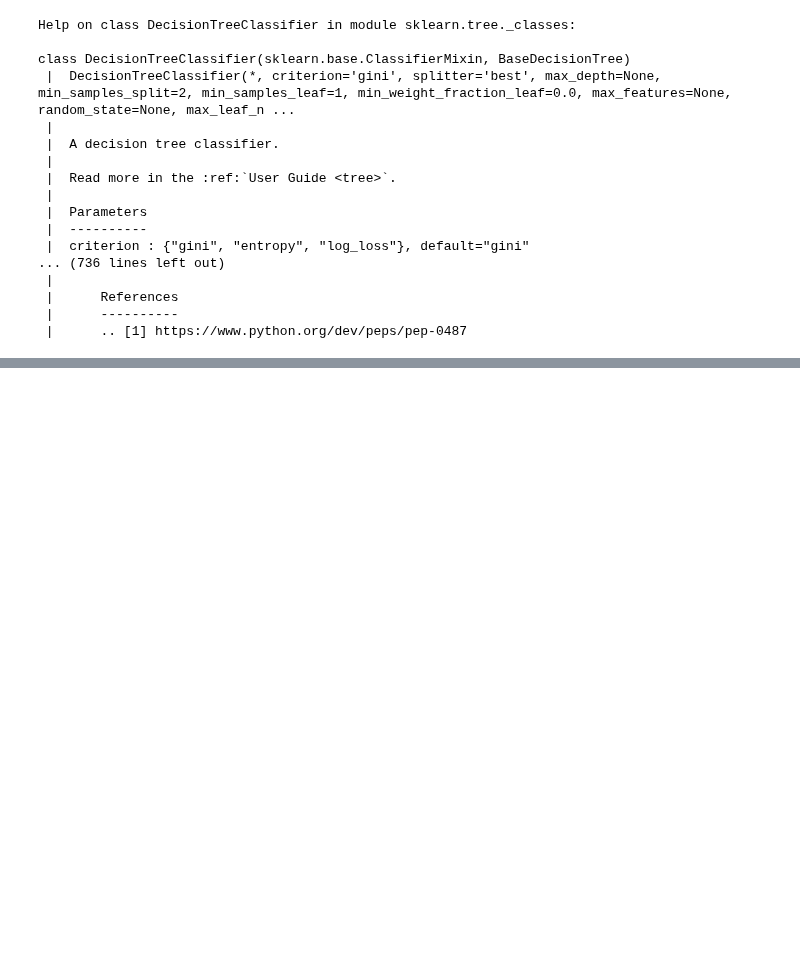
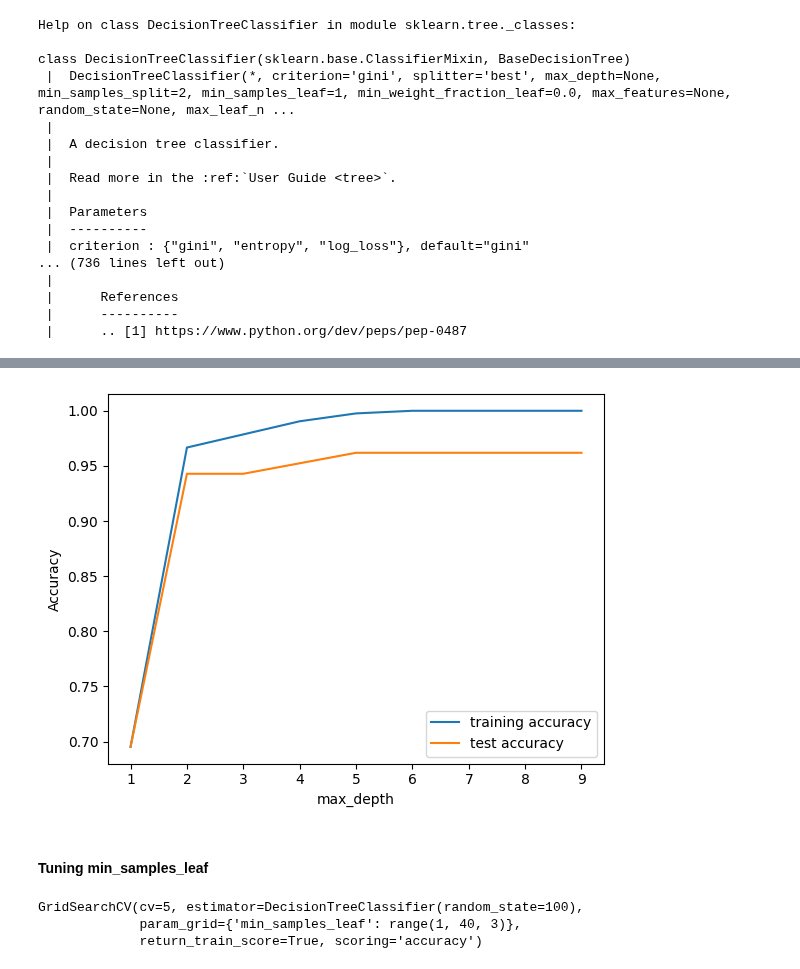
Before and after one commit to asa1997/CarPricePrediction, a Jupyter notebook: iris_decision_trees/iris_decision_trees.ipynb, the cells around one changed output, grey strips where cells are left out. Saved outputs shown, nothing was run; the diff lists cells and outputs as text; code cells hidden in the pictures; blank space fills up the shorter version.

```diff
--- a/iris_decision_trees/iris_decision_trees.ipynb
+++ b/iris_decision_trees/iris_decision_trees.ipynb
@@ -171,0 +176,14 @@ class DecisionTreeClassifier(sklearn.base.ClassifierMixin, BaseDecisionTree)
+# %%
+# Using GridSearchCV to find the optimum max_depth
+
+from sklearn.model_selection import KFold
+from sklearn.model_selection import GridSearchCV
+
+n_folds = 5
+
+parameters = {'max_depth': range(1, 10)}
+
+dtree = DecisionTreeClassifier(criterion='gini', random_state=100)
+
+tree = GridSearchCV(dtree, parameters, cv=n_folds, scoring='accuracy', return_train_score=True)
+tree.fit(x_train, y_train)
@@ -171,0 +194,3 @@ class DecisionTreeClassifier(sklearn.base.ClassifierMixin, BaseDecisionTree)
+# %%
+scores = tree.cv_results_
+pd.DataFrame(scores).head(10)
@@ -171,0 +209,30 @@ class DecisionTreeClassifier(sklearn.base.ClassifierMixin, BaseDecisionTree)
+# %%
+plt.figure()
+
+plt.plot(scores["param_max_depth"], scores["mean_train_score"], label="training accuracy")
+plt.plot(scores["param_max_depth"], scores["mean_test_score"], label="test accuracy")
+
+plt.xlabel("max_depth")
+plt.ylabel("Accuracy")
+plt.legend()
+plt.show()
+# %% [output]
+[figure, added]
+# %% [markdown]
+#### Tuning min_samples_leaf
+# %%
+from sklearn.model_selection import KFold
+from sklearn.model_selection import GridSearchCV
+
+n_folds=5
+
+parameters = {'min_samples_leaf': range(1, 40, 3)}
+
+dtree = DecisionTreeClassifier(criterion='gini', random_state=100)
+tree = GridSearchCV(dtree, parameters, cv=n_folds, scoring='accuracy', return_train_score=True)
+
+tree.fit(x_train, y_train)
+# %% [output]
+GridSearchCV(cv=5, estimator=DecisionTreeClassifier(random_state=100),
+             param_grid={'min_samples_leaf': range(1, 40, 3)},
+             return_train_score=True, scoring='accuracy')
```
Also changed, not shown: parts of 13 cells of this notebook.
